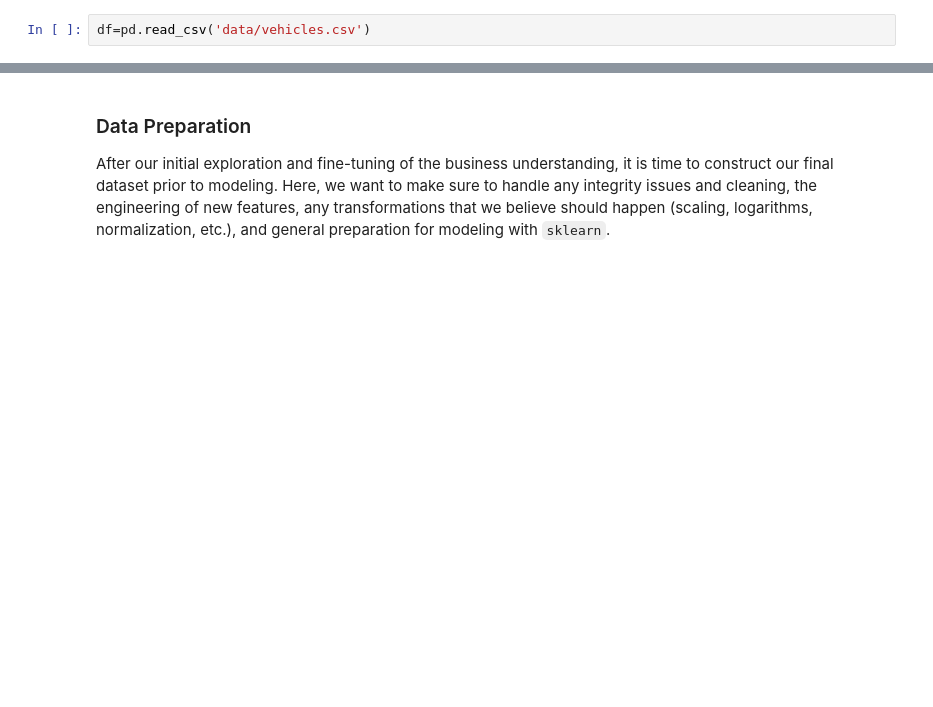
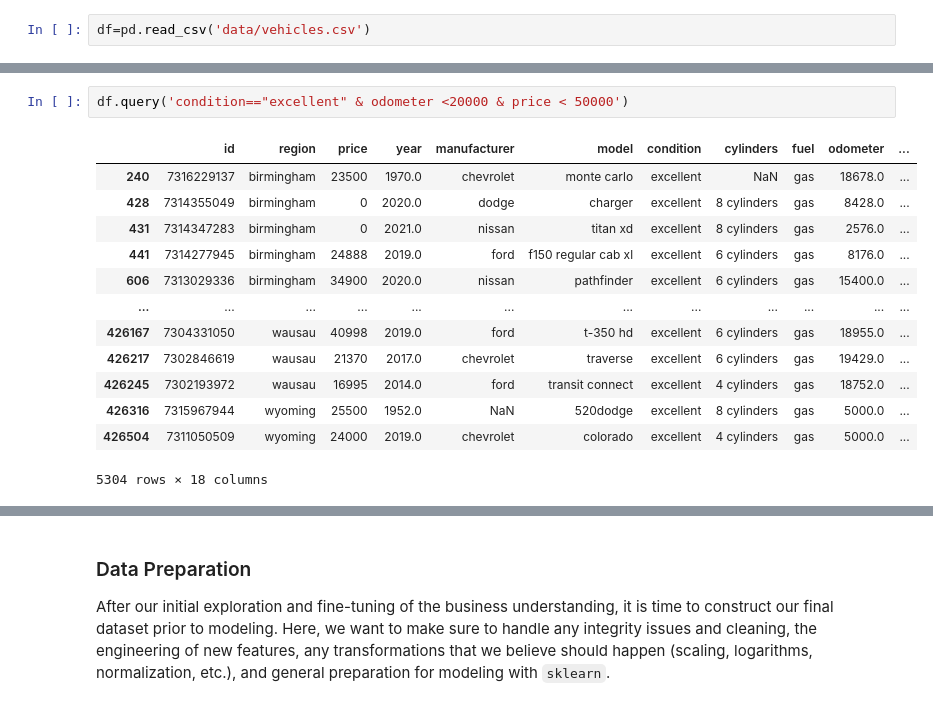
Before and after one commit to mchepuri/car_price_analysis_ml, a Jupyter notebook: prompt_II.ipynb, the cells around one changed output, grey strips where cells are left out. Saved outputs shown, nothing was run; the diff lists cells and outputs as text; blank space fills up the shorter version.

```diff
--- a/prompt_II.ipynb
+++ b/prompt_II.ipynb
@@ -32,0 +42,16 @@ df=pd.read_csv('data/vehicles.csv')
+# %%
+df.query('condition=="excellent" & odometer <20000 & price < 50000')
+# %% [output]
+|  | id | region | price | year | manufacturer | model | condition | cylinders | fuel | odometer | ... |
+| 240 | 7316229137 | birmingham | 23500 | 1970.0 | chevrolet | monte carlo | excellent | NaN | gas | 18678.0 | ... |
+| 428 | 7314355049 | birmingham | 0 | 2020.0 | dodge | charger | excellent | 8 cylinders | gas | 8428.0 | ... |
+| 431 | 7314347283 | birmingham | 0 | 2021.0 | nissan | titan xd | excellent | 8 cylinders | gas | 2576.0 | ... |
+| 441 | 7314277945 | birmingham | 24888 | 2019.0 | ford | f150 regular cab xl | excellent | 6 cylinders | gas | 8176.0 | ... |
+| 606 | 7313029336 | birmingham | 34900 | 2020.0 | nissan | pathfinder | excellent | 6 cylinders | gas | 15400.0 | ... |
+| ... | ... | ... | ... | ... | ... | ... | ... | ... | ... | ... | ... |
+| 426167 | 7304331050 | wausau | 40998 | 2019.0 | ford | t-350 hd | excellent | 6 cylinders | gas | 18955.0 | ... |
+| 426217 | 7302846619 | wausau | 21370 | 2017.0 | chevrolet | traverse | excellent | 6 cylinders | gas | 19429.0 | ... |
+| 426245 | 7302193972 | wausau | 16995 | 2014.0 | ford | transit connect | excellent | 4 cylinders | gas | 18752.0 | ... |
+| 426316 | 7315967944 | wyoming | 25500 | 1952.0 | NaN | 520dodge | excellent | 8 cylinders | gas | 5000.0 | ... |
+| 426504 | 7311050509 | wyoming | 24000 | 2019.0 | chevrolet | colorado | excellent | 4 cylinders | gas | 5000.0 | ... |
+5304 rows × 18 columns
```
Also changed, not shown: parts of 7 cells of this notebook.
